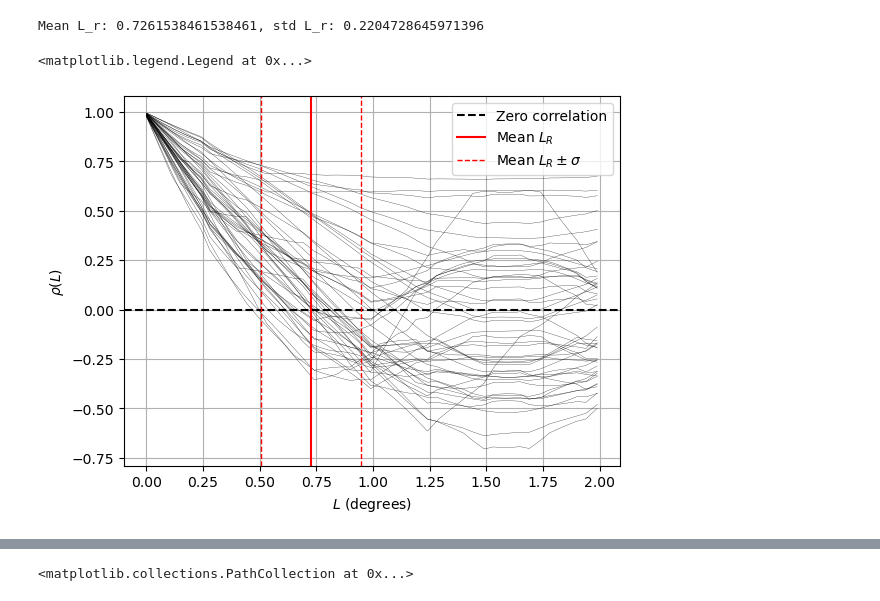
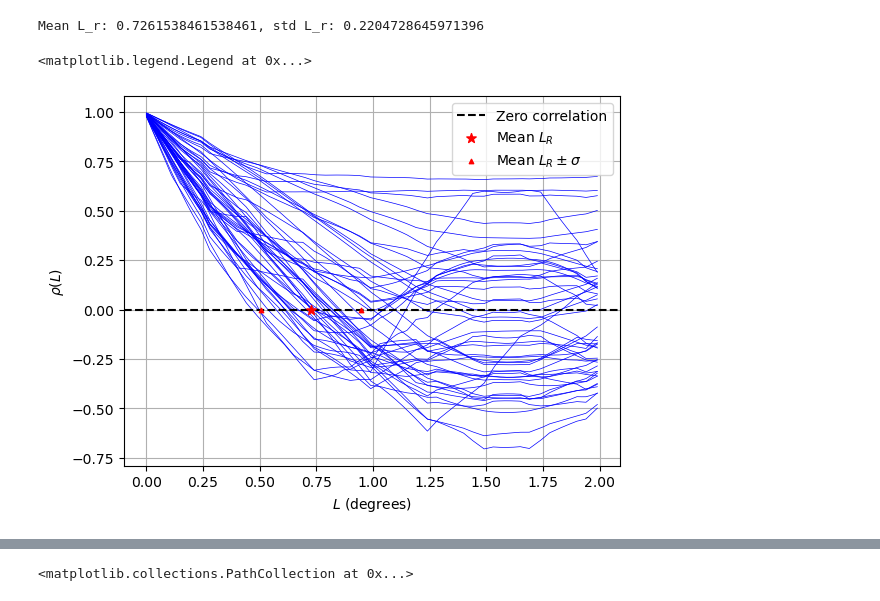
Before and after one commit to OceanParcels/NEMO_Ensemble_Lagrangian_Analysis, a Jupyter notebook: notebooks/12.Spatial_Lagrangian_autocorrelation_function.ipynb, the cells around one changed output, grey strips where cells are left out. Cells and saved outputs as stored; diff of their text form; code cells hidden in the pictures.

```diff
--- a/notebooks/12.Spatial_Lagrangian_autocorrelation_function.ipynb
+++ b/notebooks/12.Spatial_Lagrangian_autocorrelation_function.ipynb
@@ -221,26 +222,28 @@ Mean L_r: 0.7261538461538461, std L_r: 0.2204728645971396
 # %%
 lag_array = np.arange(0, max_lag)*0.01
 
 for member in range(1, 51):
-    plt.plot(lag_array, R_members[member - 1, :], color='black', linewidth=0.2)
+    plt.plot(lag_array, R_members[member - 1, :], color='blue', linewidth=0.5)
 
 plt.grid()
 
 plt.axhline(y=0, color='k', linestyle='--', label='Zero correlation')
 
 
 
-plt.axvline(x=L_r_mean, color='r', linestyle='-', label='Mean $L_R$')
-plt.axvline(x=L_r_mean + L_r_std, color='r', linestyle='--', lw=1, label='Mean $L_R \pm \sigma$')
-plt.axvline(x=L_r_mean - L_r_std, color='r', linestyle='--', lw=1)
+plt.scatter(L_r_mean, 0, color='r', marker='*', label='Mean $L_R$', s=50, zorder=10)
+plt.scatter(L_r_mean + L_r_std, 0, color='r', marker='^', label='Mean $L_R \pm \sigma$', s=10, zorder=10)
+plt.scatter(L_r_mean - L_r_std, 0, color='r', marker='^', s=10, zorder=10)
+# plt.axvline(x=L_r_mean + L_r_std, color='r', linestyle='--', lw=1, label='Mean $L_R \pm \sigma$')
+# plt.axvline(x=L_r_mean - L_r_std, color='r', linestyle='--', lw=1)
 
 plt.xlabel(r'$L$ (degrees)')
 plt.ylabel(r'$\rho(L)$')
 plt.legend()
 # plt.ylim([1e-1, 1])
 # %% [output]
 <matplotlib.legend.Legend at 0x...>
-[figure, old version]
+[figure, new version]
 # %%
 # Plot NA_domain on a map
 depth = 0
```
Also changed, not shown: parts of 3 cells of this notebook, 4 other files.
